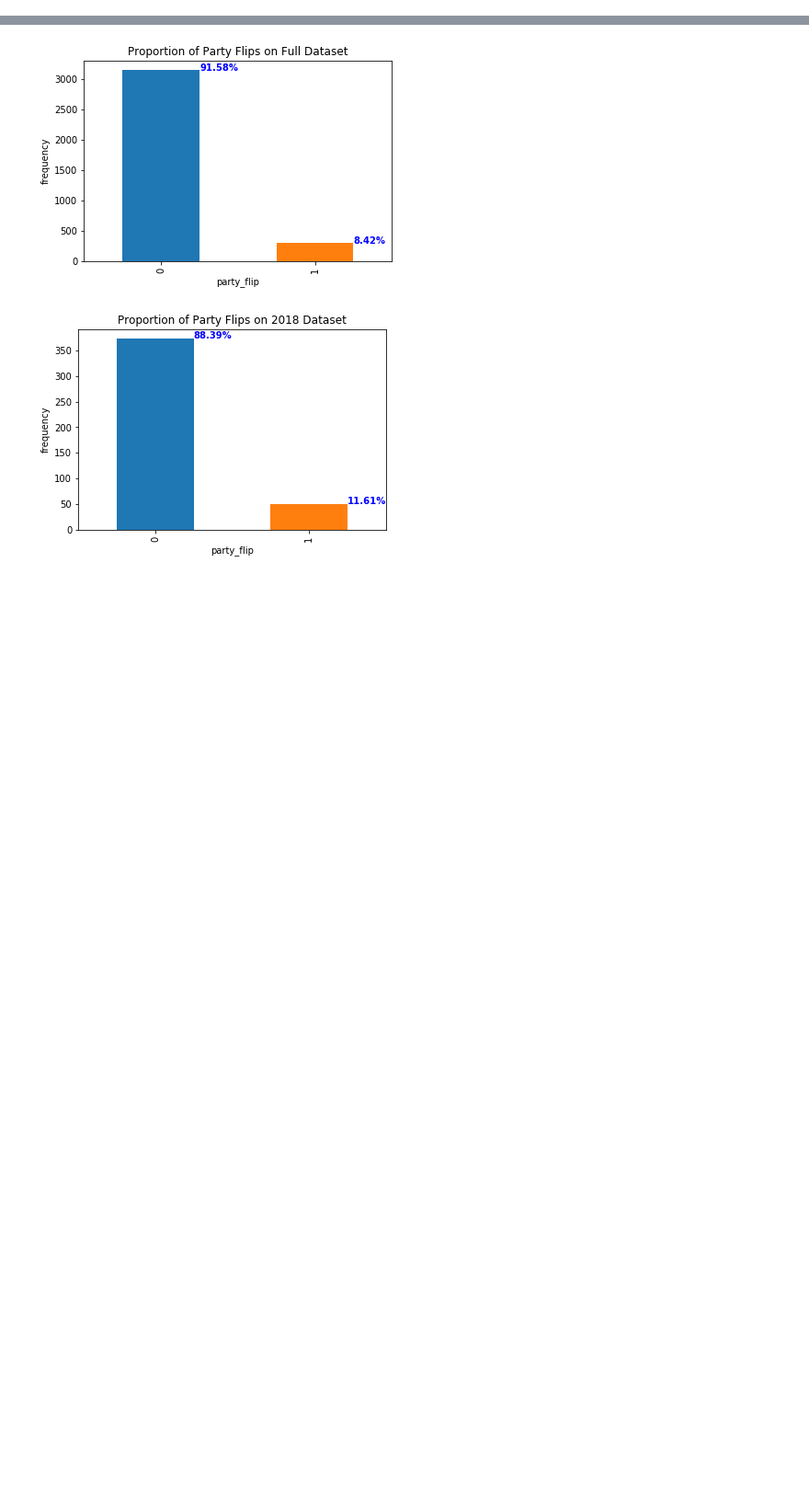
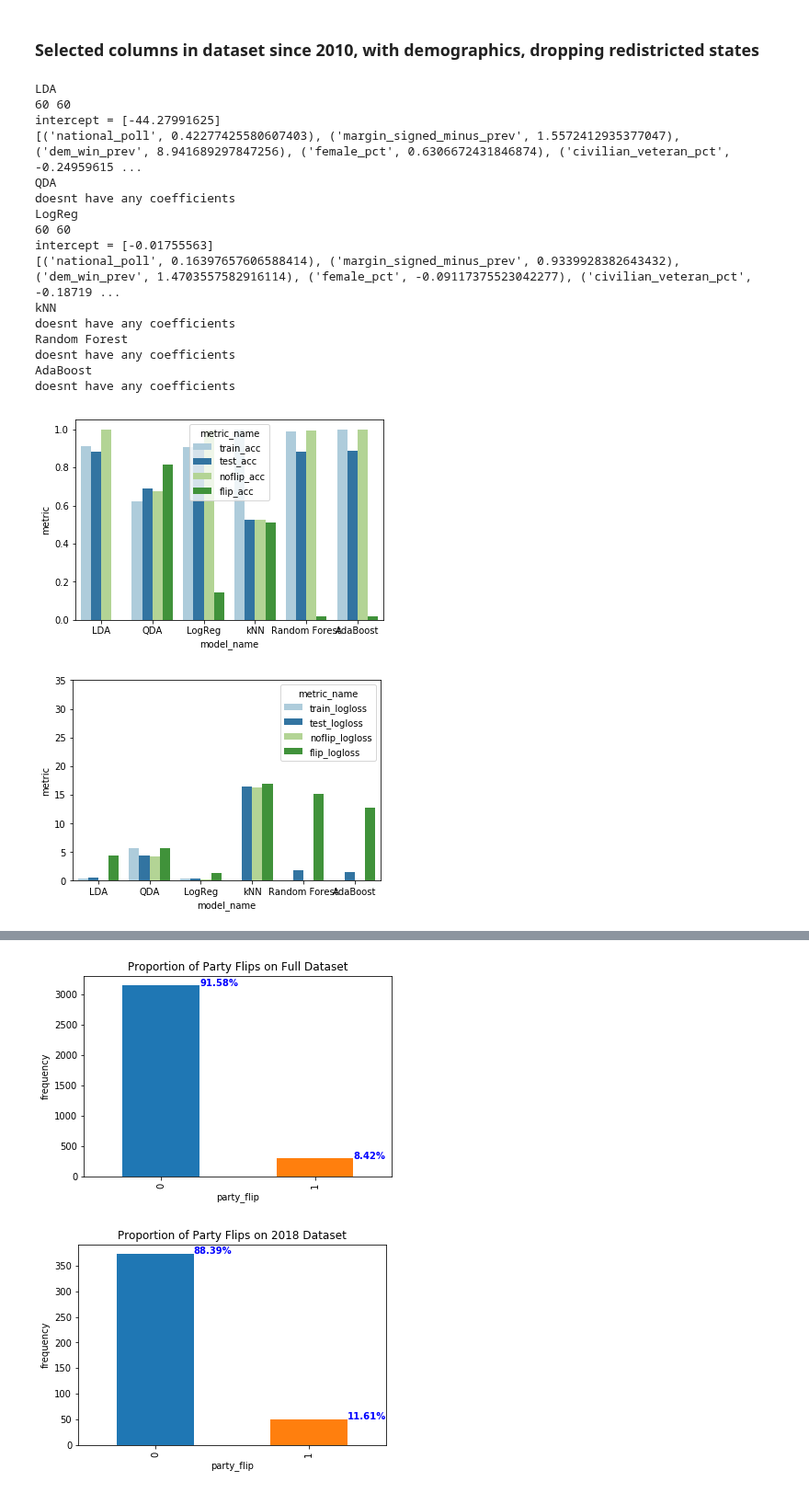
Before and after one commit to WildTangles/ac209a_project, a Jupyter notebook: Baseline_Model_mrv.ipynb, the cells around one changed output, grey strips where cells are left out. Shown at 92% size. Cells and saved outputs as stored; diff of their text form; code cells hidden in the pictures; blank space fills up the shorter version.

```diff
--- a/Baseline_Model_mrv.ipynb
+++ b/Baseline_Model_mrv.ipynb
@@ -40,0 +433,32 @@ Datasets/data_FEC_NATIONALPOLL_2004_2018_REDISTRICTDROP.p
+# %% [markdown]
+### Selected columns in dataset since 2010, with demographics, dropping redistricted states
+# %%
+# specify columns to use and the file you want to read in
+
+filename = 'Datasets/data_FEC_NATIONALPOLL_DEMOGRAPHICS_2010_2018.p'
+cols_to_use = ['national_poll', 'margin_signed_minus_prev', 'dem_win_prev',
+               'female_pct', 'civilian_veteran_pct', 'foreign_to_native_born_ratio', 'labor_force_unemployed_pct',
+               'age18_24_pct', 'bachelors_deg_or_higher_pct', 'age25_34_pct', 'median_household_income']
+state_hot_encoder = True
+
+fitted_model_dict = report_model_stats(
+    filename, cols_to_use, y_col, model_dict, state_hot_encoder=state_hot_encoder, upsample=upsample)
+# %% [output]
+LDA
+60 60
+intercept = [-44.27991625]
+[('national_poll', 0.42277425580607403), ('margin_signed_minus_prev', 1.5572412935377047), ('dem_win_prev', 8.941689297847256), ('female_pct', 0.6306672431846874), ('civilian_veteran_pct', -0.24959615 ...
+QDA
+doesnt have any coefficients
+LogReg
+60 60
+intercept = [-0.01755563]
+[('national_poll', 0.16397657606588414), ('margin_signed_minus_prev', 0.9339928382643432), ('dem_win_prev', 1.4703557582916114), ('female_pct', -0.09117375523042277), ('civilian_veteran_pct', -0.18719 ...
+kNN
+doesnt have any coefficients
+Random Forest
+doesnt have any coefficients
+AdaBoost
+doesnt have any coefficients
+[figure, added]
+[figure, added]
```
Also changed, not shown: parts of 79 cells of this notebook.
